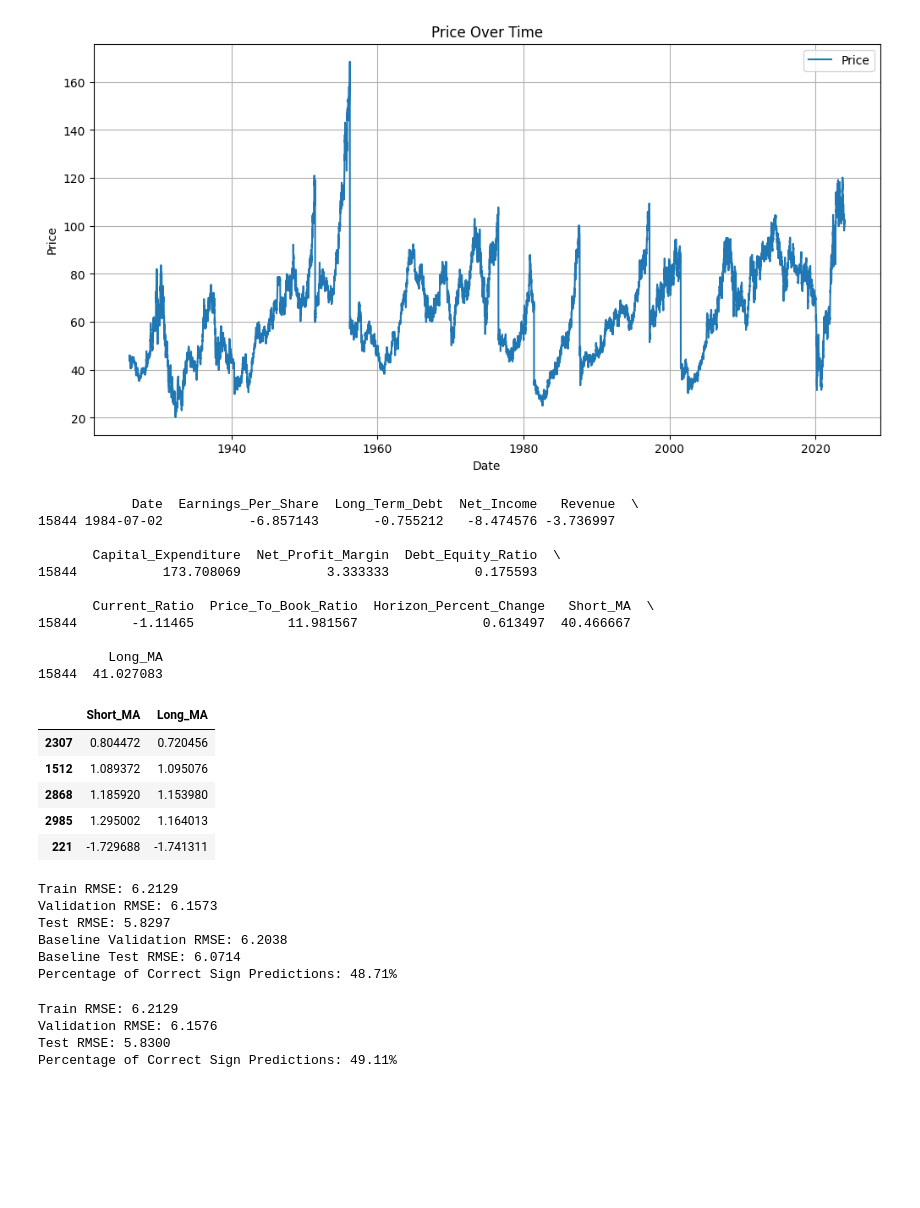
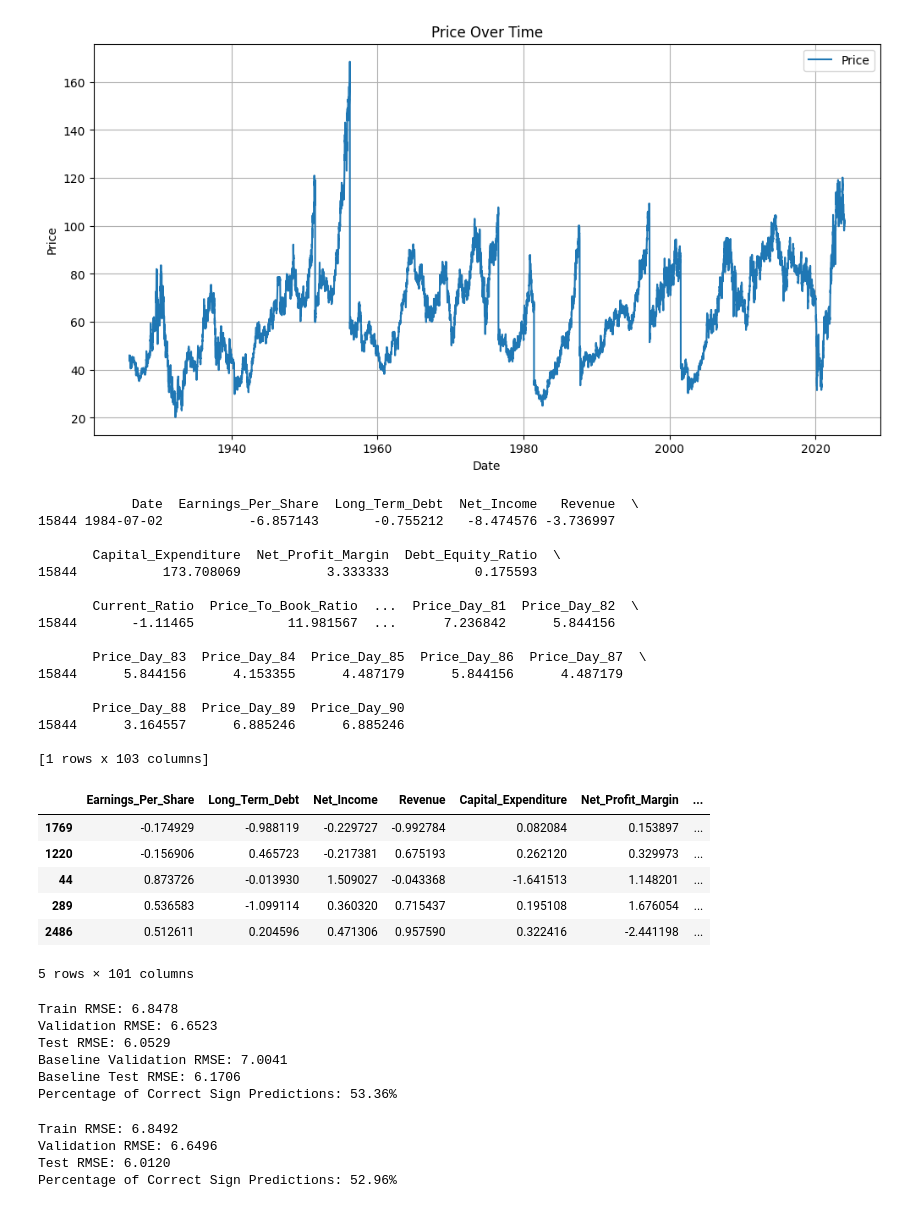
Before and after one commit to edocampione/4YP, a Jupyter notebook: models/LinearRegression.ipynb, the cells around one changed output. Drawn from its saved outputs; the diff is of its cells as text; code cells hidden in the pictures; blank space fills up the shorter version.

```diff
--- a/models/LinearRegression.ipynb
+++ b/models/LinearRegression.ipynb
@@ -7,14 +7,14 @@ from sklearn.metrics import mean_squared_error
 from sklearn.preprocessing import MinMaxScaler, StandardScaler
 # %%
 horizon = 30
-number_days = 0
+number_days = 90
 
 # Define the window sizes for the moving averages
 short_window = 30  # Short-term moving average
 long_window = 60 # Long-term moving average
 
-buy_cutoff = 1
-sell_cutoff = -1
+buy_cutoff = 3
+sell_cutoff = -3
 # %%
 # Load the CSV file into a DataFrame
 file_path_1 = '/Users/edocampione/Desktop/Meng Engineering Science/4YP/data/ExxonMobil_CRSP_daily_data_alltime.csv' # Daily technical data (CRSP)
@@ -154,11 +154,16 @@ print(df.head(1))
        Capital_Expenditure  Net_Profit_Margin  Debt_Equity_Ratio  \
 15844           173.708069           3.333333           0.175593
 
-       Current_Ratio  Price_To_Book_Ratio  Horizon_Percent_Change   Short_MA  \
-15844       -1.11465            11.981567                0.613497  40.466667
+       Current_Ratio  Price_To_Book_Ratio  ...  Price_Day_81  Price_Day_82  \
+15844       -1.11465            11.981567  ...      7.236842      5.844156
 
-         Long_MA
-15844  41.027083
+       Price_Day_83  Price_Day_84  Price_Day_85  Price_Day_86  Price_Day_87  \
+15844      5.844156      4.153355      4.487179      5.844156      4.487179
+
+       Price_Day_88  Price_Day_89  Price_Day_90
+15844      3.164557      6.885246      6.885246
+
+[1 rows x 103 columns]
 # %%
 # Prepare the features and target
 fundamental_features = [
@@ -175,45 +180,46 @@ fundamental_features = [
 # %%
 
 # Split data into training/validation and test sets based on dates
-train_val_start_date = '2002-01-31'
-test_start_date = '2014-08-31'
-test_end_date = '2016-08-31'
+train_val_start_date = '2000-01-31'
+test_start_date = '2017-08-31'
+test_end_date = '2018-08-31'
 
 # Train/val data ends 1 month before test data starts
 train_val_end_date = pd.to_datetime(test_start_date) - pd.Timedelta(days=horizon)
 train_val_data = df[(df['Date'] >= train_val_start_date) & (df['Date'] < train_val_end_date)]
 test_data = df[(df['Date'] >= test_start_date) & (df['Date'] <= test_end_date)]
 
 # Split the data into features (X) and target (y)
-X_train_val = train_val_data.drop(columns=['Date', 'Horizon_Percent_Change'] + fundamental_features)
+X_train_val = train_val_data.drop(columns=['Date', 'Horizon_Percent_Change'])
 y_train_val = train_val_data['Horizon_Percent_Change']
-X_test = test_data.drop(columns=['Date', 'Horizon_Percent_Change'] + fundamental_features)
+X_test = test_data.drop(columns=['Date', 'Horizon_Percent_Change'])
 y_test = test_data['Horizon_Percent_Change']
 
 # Initialize the StandardScaler
 scaler = StandardScaler()
 
 # Fit the scaler on the training/validation data
 X_train_val_scaled = scaler.fit_transform(X_train_val)
 
 # Now apply the same scaling to the test data using the already fitted scaler
 X_test_scaled = scaler.transform(X_test)
 
 # Convert the scaled data back to DataFrame for consistency
 X_train_val_scaled = pd.DataFrame(X_train_val_scaled, columns=X_train_val.columns)
 X_test = pd.DataFrame(X_test_scaled, columns=X_test.columns)
 
 # Split the training/validation data into training and validation sets (80/20)
 X_train, X_val, y_train, y_val = train_test_split(X_train_val_scaled, y_train_val, test_size=0.2, random_state=42)
 
 X_train.head()
 # %% [output]
-|  | Short_MA | Long_MA |
-| 2307 | 0.804472 | 0.720456 |
-| 1512 | 1.089372 | 1.095076 |
-| 2868 | 1.185920 | 1.153980 |
-| 2985 | 1.295002 | 1.164013 |
-| 221 | -1.729688 | -1.741311 |
+|  | Earnings_Per_Share | Long_Term_Debt | Net_Income | Revenue | Capital_Expenditure | Net_Profit_Margin | ... |
+| 1769 | -0.174929 | -0.988119 | -0.229727 | -0.992784 | 0.082084 | 0.153897 | ... |
+| 1220 | -0.156906 | 0.465723 | -0.217381 | 0.675193 | 0.262120 | 0.329973 | ... |
+| 44 | 0.873726 | -0.013930 | 1.509027 | -0.043368 | -1.641513 | 1.148201 | ... |
+| 289 | 0.536583 | -1.099114 | 0.360320 | 0.715437 | 0.195108 | 1.676054 | ... |
+| 2486 | 0.512611 | 0.204596 | 0.471306 | 0.957590 | 0.322416 | -2.441198 | ... |
+5 rows × 101 columns
 # %%
 # Initialize and train the Linear Regression model
 model = LinearRegression()
@@ -260,12 +266,12 @@ percentage_correct_signs = np.mean(correct_signs) * 100
 # Print the percentage of correct sign predictions
 print(f"Percentage of Correct Sign Predictions: {percentage_correct_signs:.2f}%")
 # %% [output]
-Train RMSE: 6.2129
-Validation RMSE: 6.1573
-Test RMSE: 5.8297
-Baseline Validation RMSE: 6.2038
-Baseline Test RMSE: 6.0714
-Percentage of Correct Sign Predictions: 48.71%
+Train RMSE: 6.8478
+Validation RMSE: 6.6523
+Test RMSE: 6.0529
+Baseline Validation RMSE: 7.0041
+Baseline Test RMSE: 6.1706
+Percentage of Correct Sign Predictions: 53.36%
 # %%
 # Initialize and train the Ridge Regression model with a specified alpha (regularization strength)
 alpha = 0.4  # You can adjust this value to see how it affects performance
@@ -295,10 +301,10 @@ percentage_correct_signs = np.mean(correct_signs) * 100
 # Print the percentage of correct sign predictions
 print(f"Percentage of Correct Sign Predictions: {percentage_correct_signs:.2f}%")
 # %% [output]
-Train RMSE: 6.2129
-Validation RMSE: 6.1576
-Test RMSE: 5.8300
-Percentage of Correct Sign Predictions: 49.11%
+Train RMSE: 6.8492
+Validation RMSE: 6.6496
+Test RMSE: 6.0120
+Percentage of Correct Sign Predictions: 52.96%
 # %%
 # Initialize and train the Lasso Regression model with a specified alpha
 alpha = 0.04  # You can adjust this value as needed
```
Also changed, not shown: parts of 3 cells of this notebook, 2 other files.
